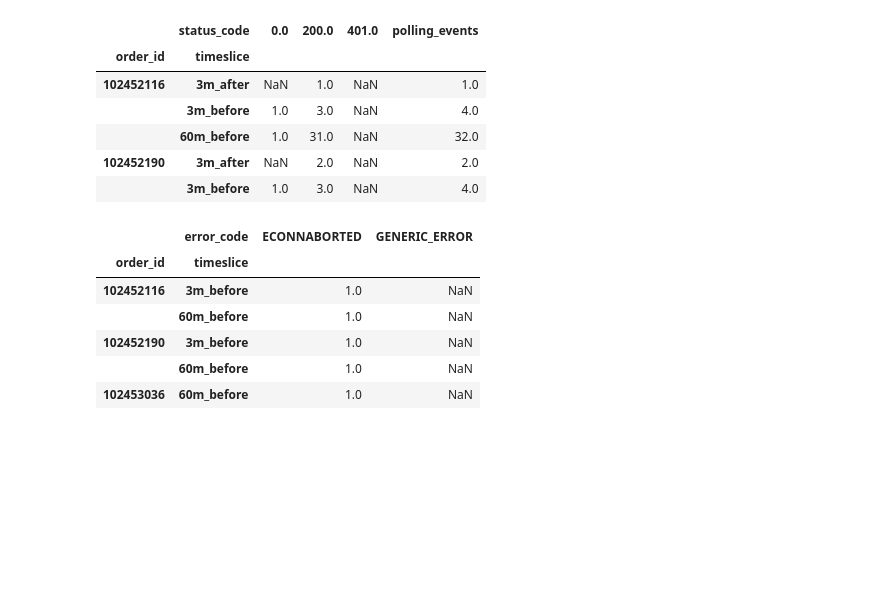
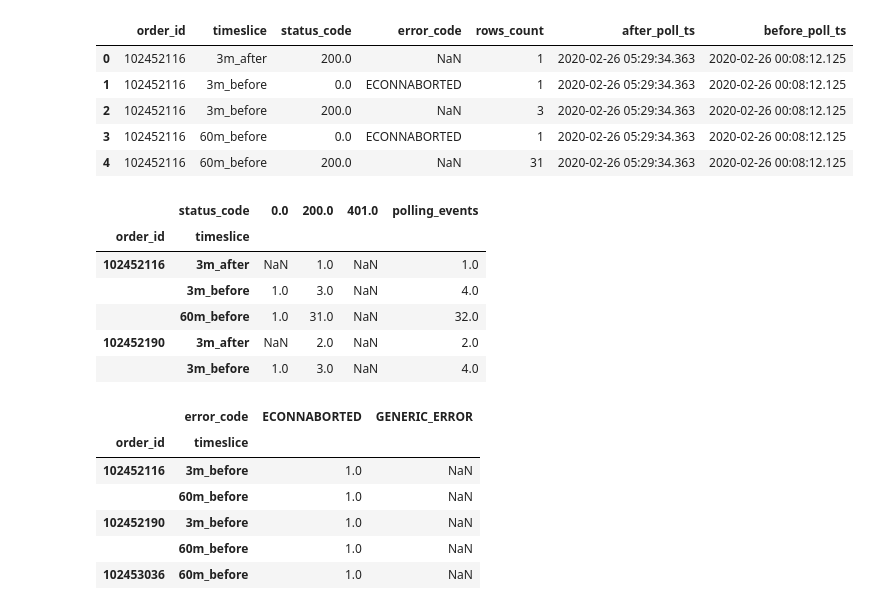
Before and after one commit to gaelsuv/glovo, a Jupyter notebook: solution/test_python/exercise.ipynb, the cells around one changed output. Cells and saved outputs as stored; diff of their text form; code cells hidden in the pictures; blank space fills up the shorter version.

```diff
--- a/solution/test_python/exercise.ipynb
+++ b/solution/test_python/exercise.ipynb
@@ -141,0 +153,5 @@ df_report.head()
+# %%
+# dropna = False is required since groupby() is by default filtering out those groups whose aggregating columns are NaN
+df_report = df_raw.groupby(['order_id', 'timeslice', 'status_code', 'error_code'], dropna = False).size().reset_index(name = 'rows_count')
+df_report.head()
+# resulting df now contains counts for all the possible combinations of our 4 grouping features
@@ -141,0 +170,9 @@ df_report.head()
+# %%
+# immediately preceding and following order creation times' events have to be computed across an unbounded period of time, that's why I'm using the first merged dataset: 'df'
+
+# sorting here is somehow mandatory since later I'll use head(1) to pick up the two closest rows (before and after) to my time pivot point ('order_creation_time')
+df_clst = df[['order_id', 'order_creation_time', 'creation_time']].sort_values(['order_id', 'creation_time'], ascending = [True, False])
+df_clst['abs_dt_diff'] = abs(df['order_creation_time'] - df['creation_time'])
+df_clst['poll_before_order'] = (df['order_creation_time'] > df['creation_time'])
+
+df_clst.head()
@@ -142,2 +212,13 @@ df_report.head()
+# %%
+# adding the 2 new computed columns to my report with a inner join on the order_id common field -> this merge should be done at the end :D
+df_report_sa = pd.merge(df_report, df_clst_fl, left_on = 'order_id', right_on = 'order_id', how = 'inner')
+df_report_sa.head()
+# %% [output]
+|  | order_id | timeslice | status_code | error_code | rows_count | after_poll_ts | before_poll_ts |
+| 0 | 102452116 | 3m_after | 200.0 | NaN | 1 | 2020-02-26 05:29:34.363 | 2020-02-26 00:08:12.125 |
+| 1 | 102452116 | 3m_before | 0.0 | ECONNABORTED | 1 | 2020-02-26 05:29:34.363 | 2020-02-26 00:08:12.125 |
+| 2 | 102452116 | 3m_before | 200.0 | NaN | 3 | 2020-02-26 05:29:34.363 | 2020-02-26 00:08:12.125 |
+| 3 | 102452116 | 60m_before | 0.0 | ECONNABORTED | 1 | 2020-02-26 05:29:34.363 | 2020-02-26 00:08:12.125 |
+| 4 | 102452116 | 60m_before | 200.0 | NaN | 31 | 2020-02-26 05:29:34.363 | 2020-02-26 00:08:12.125 |
 # %%
 import numpy as np
```
Also changed, not shown: parts of 39 cells of this notebook, 1 other file.
